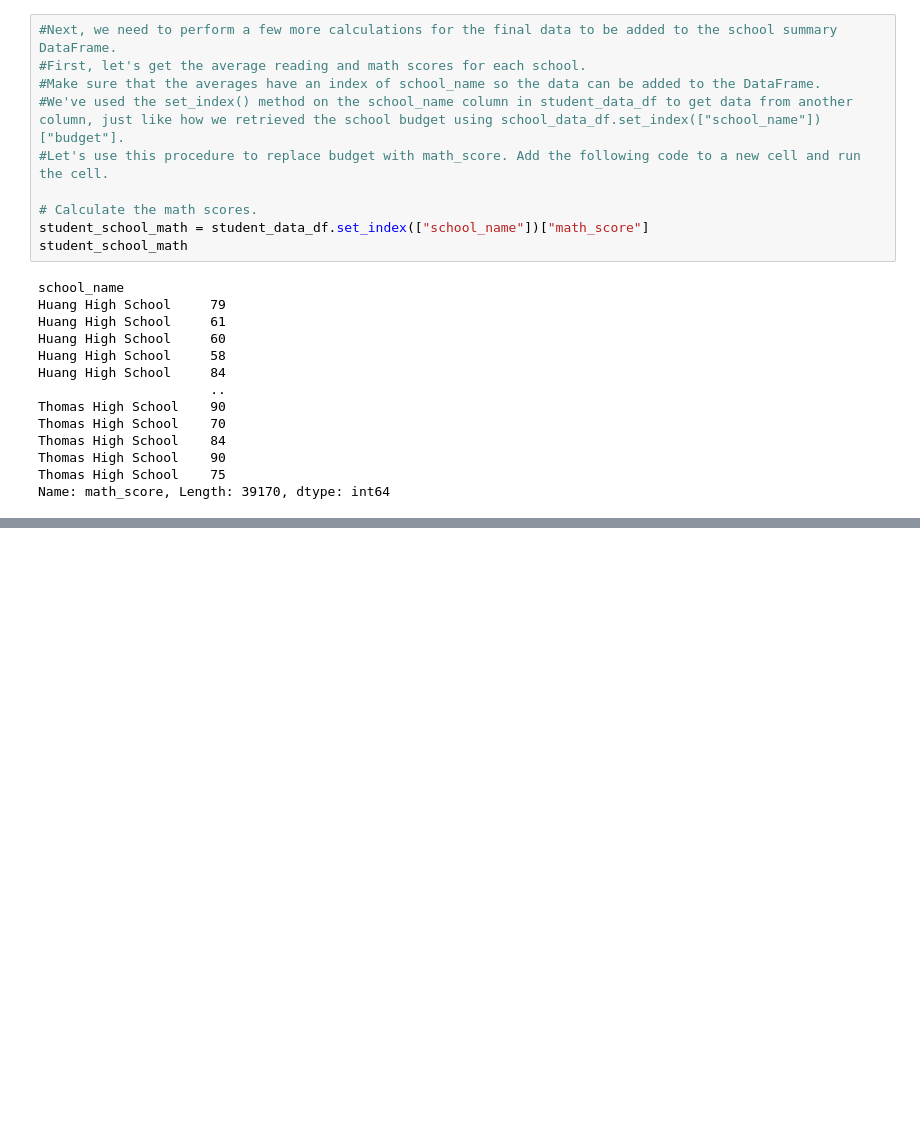
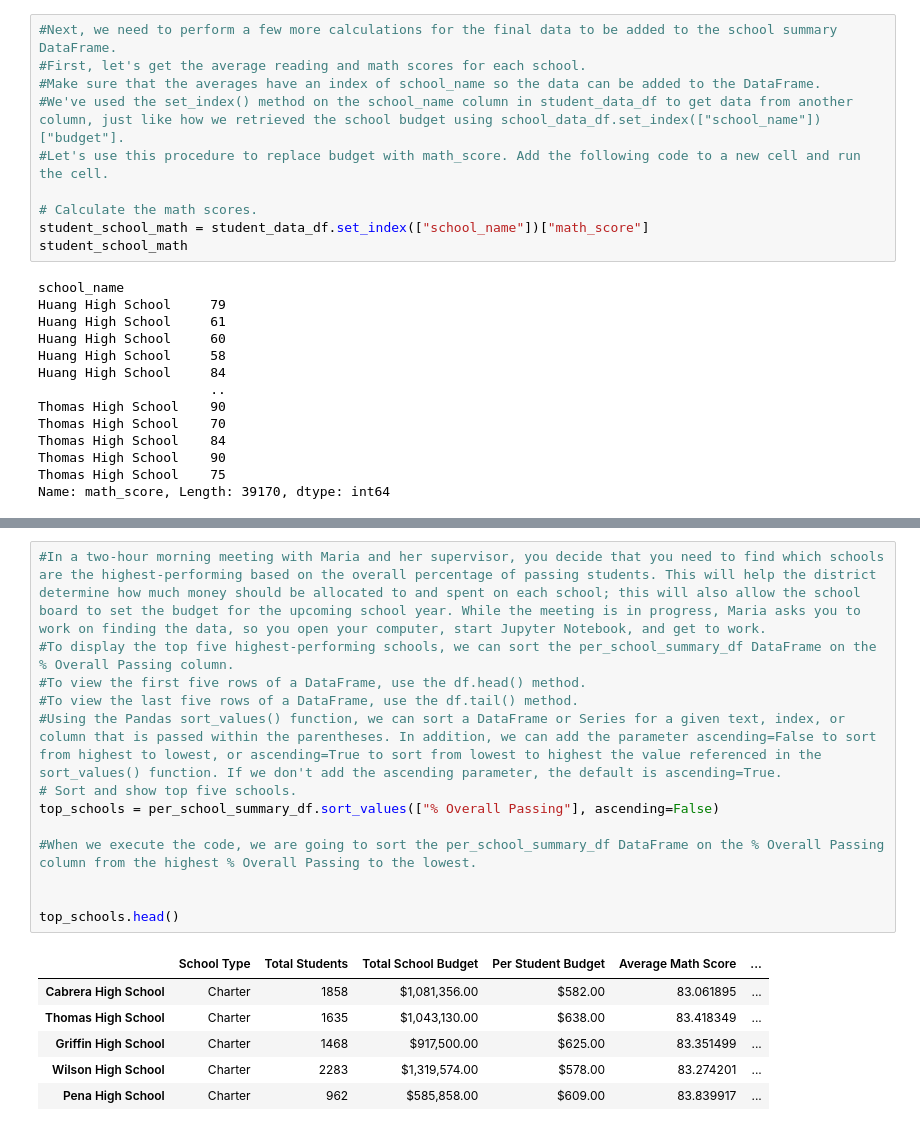
Before and after one commit to mustail/School_district_analysis, a Jupyter notebook: PyCitySchools.ipynb, the cells around one changed output, grey strips where cells are left out. Cells and saved outputs as stored; diff of their text form; blank space fills up the shorter version.

Commit message:
high and low performing schools done.

```diff
--- a/PyCitySchools.ipynb
+++ b/PyCitySchools.ipynb
@@ -895,0 +896,20 @@ per_school_summary_df.head()
+# %%
+#In a two-hour morning meeting with Maria and her supervisor, you decide that you need to find which schools are the highest-performing based on the overall percentage of passing students. This will help the district determine how much money should be allocated to and spent on each school; this will also allow the school board to set the budget for the upcoming school year. While the meeting is in progress, Maria asks you to work on finding the data, so you open your computer, start Jupyter Notebook, and get to work.
+#To display the top five highest-performing schools, we can sort the per_school_summary_df DataFrame on the % Overall Passing column.
+#To view the first five rows of a DataFrame, use the df.head() method.
+#To view the last five rows of a DataFrame, use the df.tail() method.
+#Using the Pandas sort_values() function, we can sort a DataFrame or Series for a given text, index, or column that is passed within the parentheses. In addition, we can add the parameter ascending=False to sort from highest to lowest, or ascending=True to sort from lowest to highest the value referenced in the sort_values() function. If we don't add the ascending parameter, the default is ascending=True.
+# Sort and show top five schools.
+top_schools = per_school_summary_df.sort_values(["% Overall Passing"], ascending=False)
+
+#When we execute the code, we are going to sort the per_school_summary_df DataFrame on the % Overall Passing column from the highest % Overall Passing to the lowest.
+
+
+top_schools.head()
+# %% [output]
+|  | School Type | Total Students | Total School Budget | Per Student Budget | Average Math Score | ... |
+| Cabrera High School | Charter | 1858 | $1,081,356.00 | $582.00 | 83.061895 | ... |
+| Thomas High School | Charter | 1635 | $1,043,130.00 | $638.00 | 83.418349 | ... |
+| Griffin High School | Charter | 1468 | $917,500.00 | $625.00 | 83.351499 | ... |
+| Wilson High School | Charter | 2283 | $1,319,574.00 | $578.00 | 83.274201 | ... |
+| Pena High School | Charter | 962 | $585,858.00 | $609.00 | 83.839917 | ... |
```
Also changed, not shown: parts of 23 cells of this notebook.
